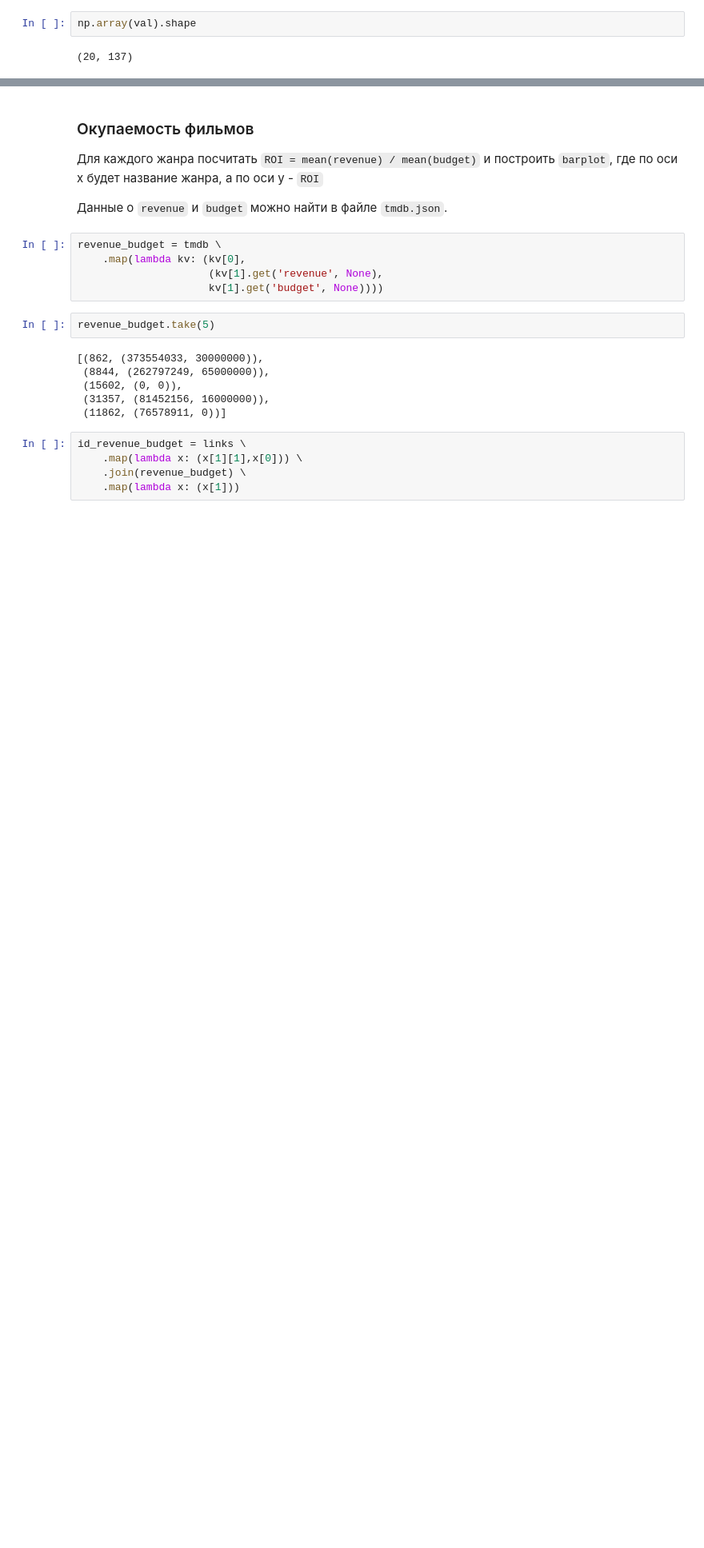
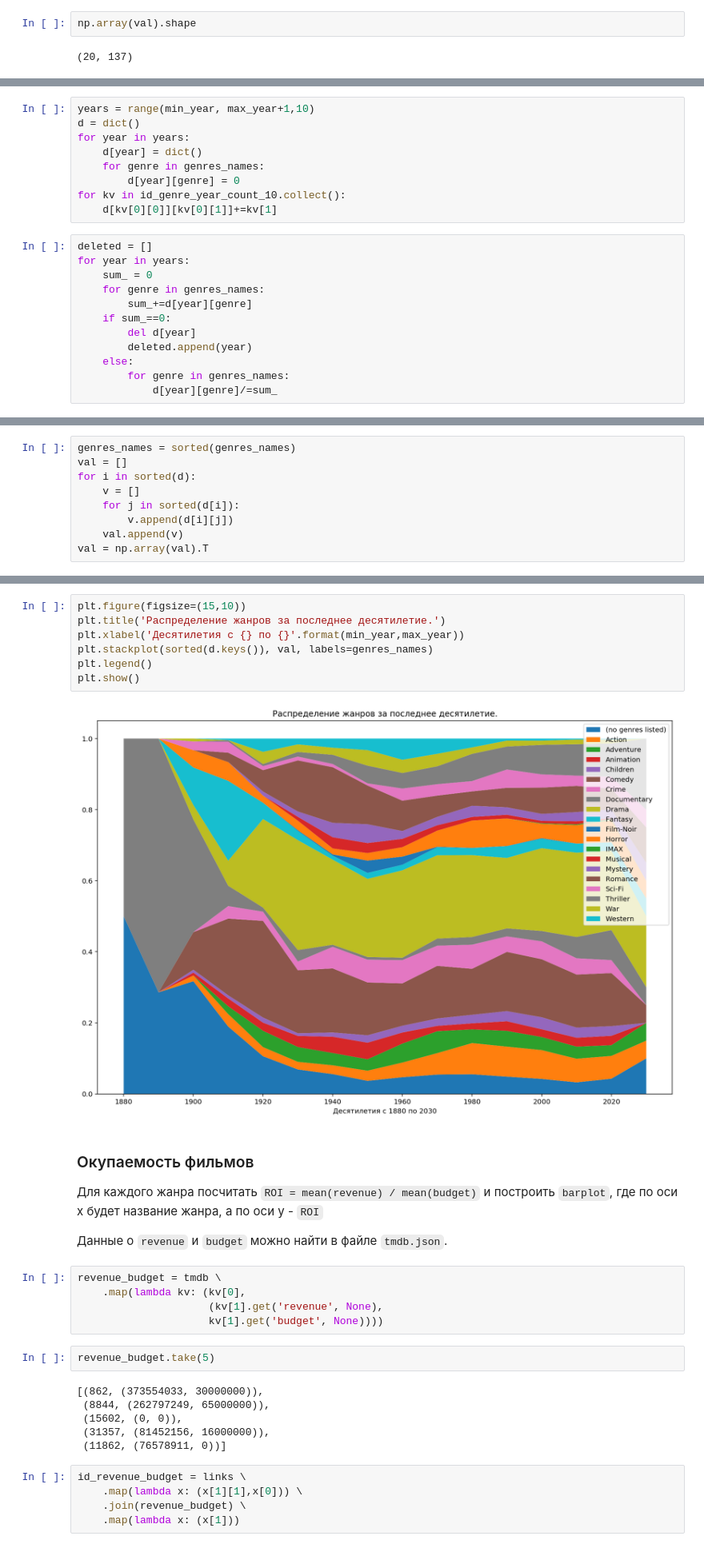
Before and after one commit to srzhn/MLBD, a Jupyter notebook: apache_spark/notebooks/spark_examples.ipynb, the cells around one changed output, grey strips where cells are left out. Shown at 80% size. Saved outputs shown, nothing was run; the diff lists cells and outputs as text; blank space fills up the shorter version.

```diff
--- a/apache_spark/notebooks/spark_examples.ipynb
+++ b/apache_spark/notebooks/spark_examples.ipynb
@@ -708,0 +664,21 @@ plt.show()
+# %%
+years = range(min_year, max_year+1,10)
+d = dict()
+for year in years:
+    d[year] = dict()
+    for genre in genres_names:
+        d[year][genre] = 0
+for kv in id_genre_year_count_10.collect():
+    d[kv[0][0]][kv[0][1]]+=kv[1]
+# %%
+deleted = []
+for year in years:
+    sum_ = 0
+    for genre in genres_names:
+        sum_+=d[year][genre]
+    if sum_==0:
+        del d[year]
+        deleted.append(year)
+    else:
+        for genre in genres_names:
+            d[year][genre]/=sum_
@@ -708,0 +689,9 @@ plt.show()
+# %%
+genres_names = sorted(genres_names)
+val = []
+for i in sorted(d):
+    v = []
+    for j in sorted(d[i]):
+        v.append(d[i][j])
+    val.append(v)
+val = np.array(val).T
@@ -709,3 +702,12 @@ plt.show()
+# %%
+plt.figure(figsize=(15,10))
+plt.title('Распределение жанров за последнее десятилетие.')
+plt.xlabel('Десятилетия с {} по {}'.format(min_year,max_year))
+plt.stackplot(sorted(d.keys()), val, labels=genres_names)
+plt.legend()
+plt.show()
+# %% [output]
+[figure, added]
 # %% [markdown]
 ### Окупаемость фильмов
 
```
Also changed, not shown: parts of 18 cells of this notebook.
